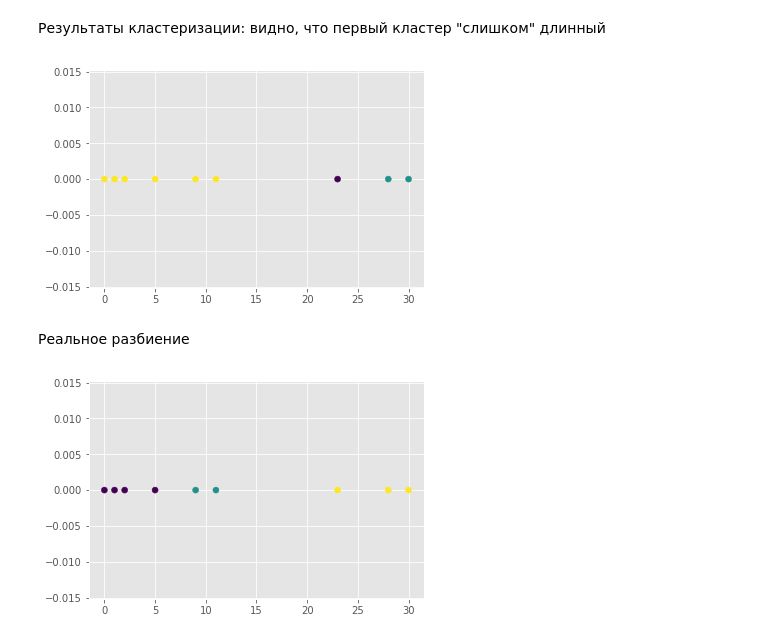
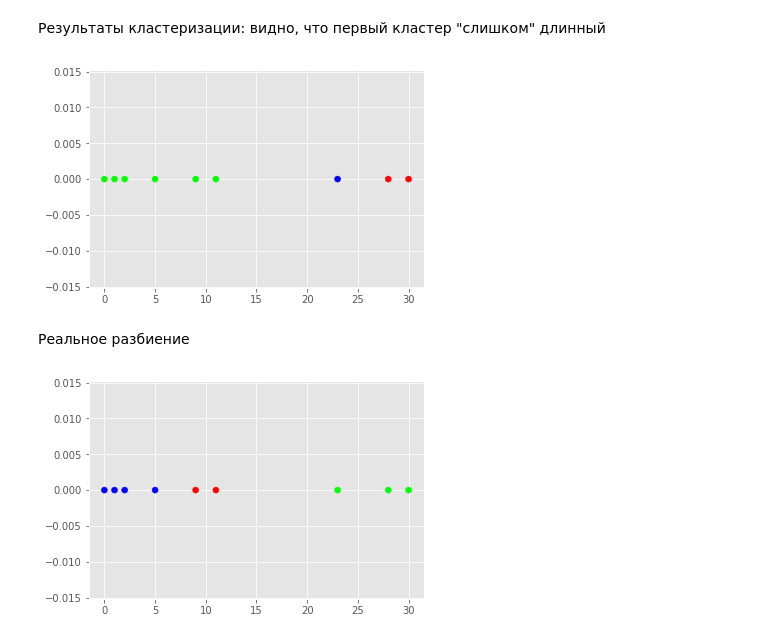
Before and after one commit to ASorok/SLAC, a Jupyter notebook: Single-linkage aglomerative clusterization.ipynb, the cells around one changed output. Cells and saved outputs as stored; diff of their text form; code cells hidden in the pictures.

```diff
--- a/Single-linkage aglomerative clusterization.ipynb
+++ b/Single-linkage aglomerative clusterization.ipynb
@@ -180,14 +178,14 @@ AGGL score 0.41558441558441556. AGGL time 0.003998994827270508
 # %% [markdown]
 Результаты кластеризации: видно, что первый кластер "слишком" длинный
 # %%
-pl.scatter(x, [0]*len(x), c = aggl_pred)
+pl.scatter(x, [0]*len(x), c = aggl_pred, cmap=plt.cm.brg)
 pl.show()
 # %% [output]
-[figure, old version]
+[figure, new version]
 # %% [markdown]
 Реальное разбиение
 # %%
-pl.scatter(x, [0]*len(x), c = y)
+pl.scatter(x, [0]*len(x), c = y, cmap=plt.cm.brg)
 pl.show()
 # %% [output]
-[figure, old version]
+[figure, new version]
```
Also changed, not shown: parts of 8 cells of this notebook.
